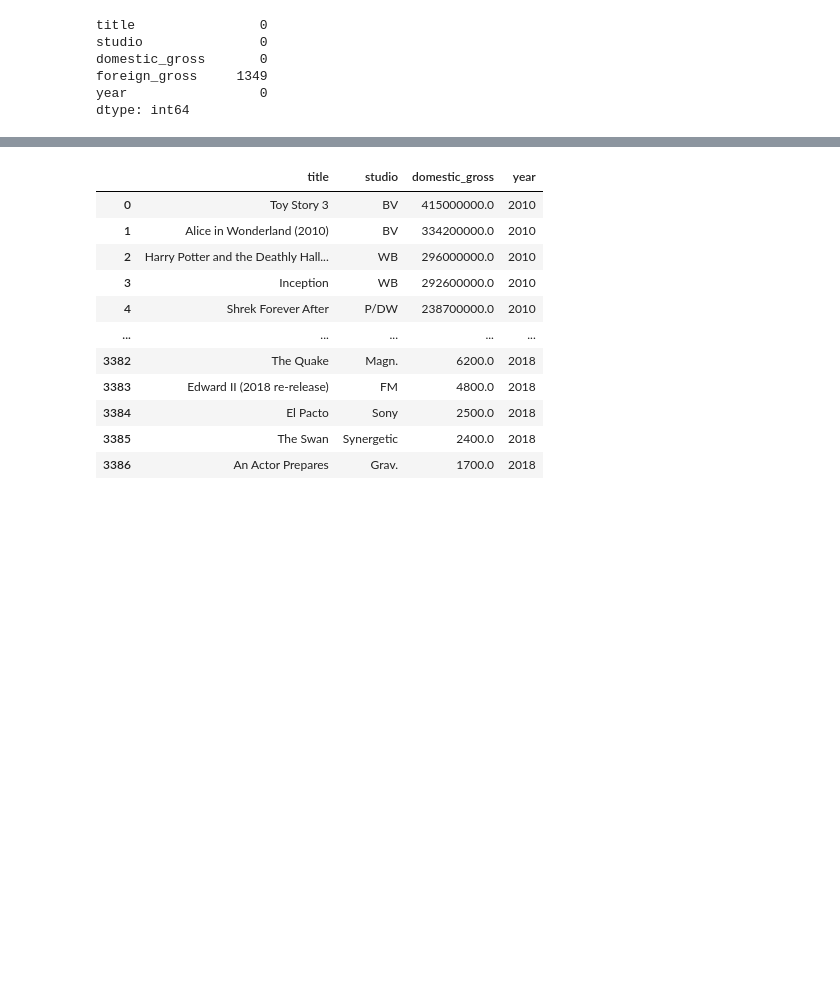
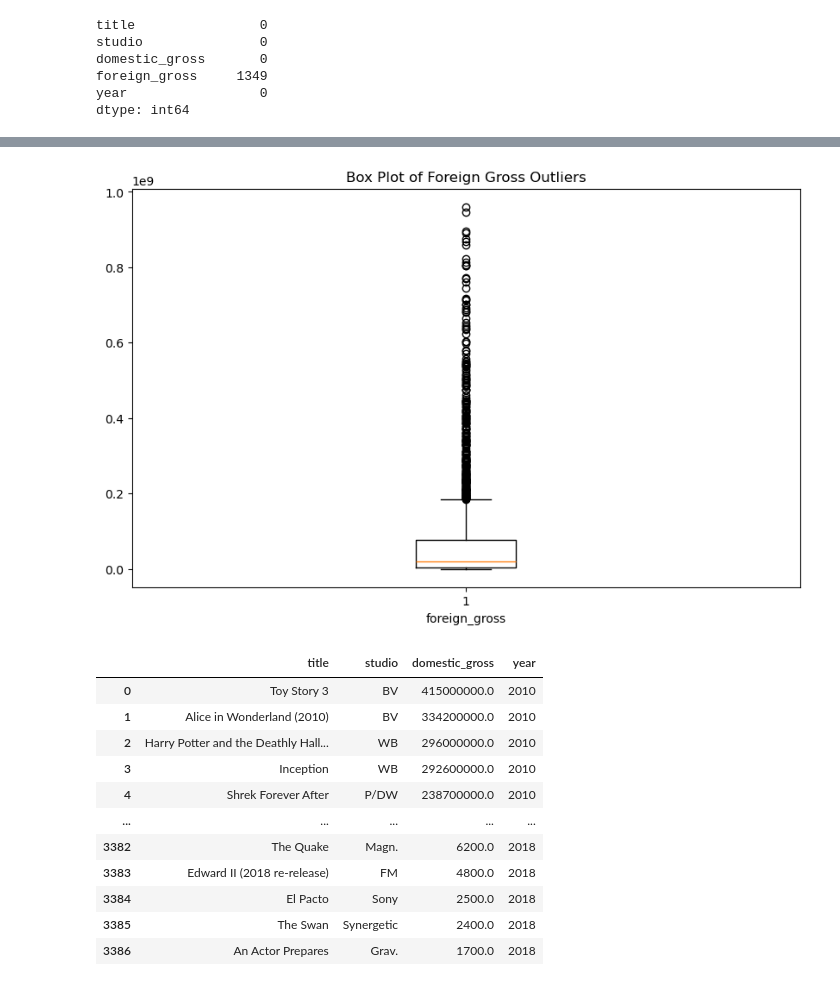
Before and after one commit to jgatharia/DS_Phase_1_Project, a Jupyter notebook: index.ipynb, the cells around one changed output, grey strips where cells are left out. Saved outputs shown, nothing was run; the diff lists cells and outputs as text; code cells hidden in the pictures; blank space fills up the shorter version.

```diff
--- a/index.ipynb
+++ b/index.ipynb
@@ -138,5 +138,6 @@ movie_gross['foreign_gross'] = movie_gross['foreign_gross'].replace('None', pd.N
 movie_gross['foreign_gross'] = pd.to_numeric(movie_gross['foreign_gross'], errors='coerce')
 
 # Display the result
-print(movie_gross['foreign_gross'])
+movie_gross = movie_gross.dropna()
+movie_gross
 # %% [output]
@@ -163,3 +181,14 @@ print(movie_gross['foreign_gross'].median())
+# %%
+# Create a box plot to visualize the outliers in the foreign_gross column
+plt.figure(figsize=(10, 6))
+plt.boxplot(movie_gross['foreign_gross'], vert=True)
+plt.title('Box Plot of Foreign Gross Outliers')
+plt.xlabel('foreign_gross')
+
+# Show the plot
+plt.show()
+# %% [output]
+[figure, added]
 # %%
 #lets us drop the column and remain with the domestic gross as our statistical measure for this dataset.
 cleaned_movie_gross = movie_gross.drop('foreign_gross', axis=1)
```
Also changed, not shown: parts of 3 cells of this notebook.
